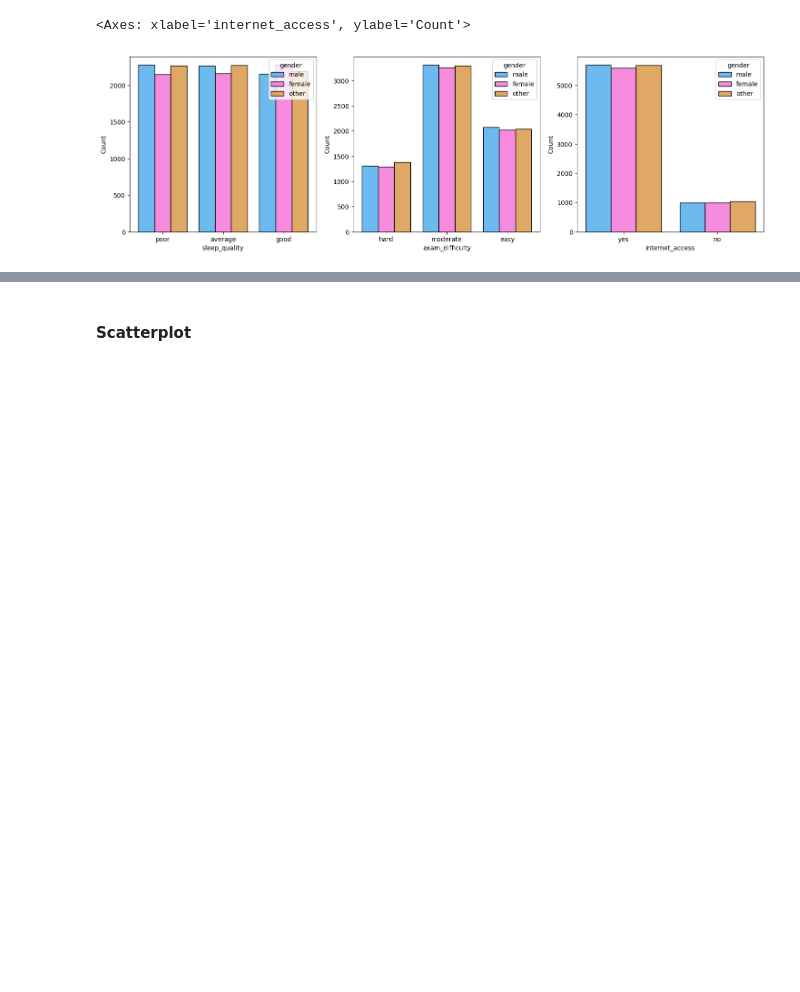
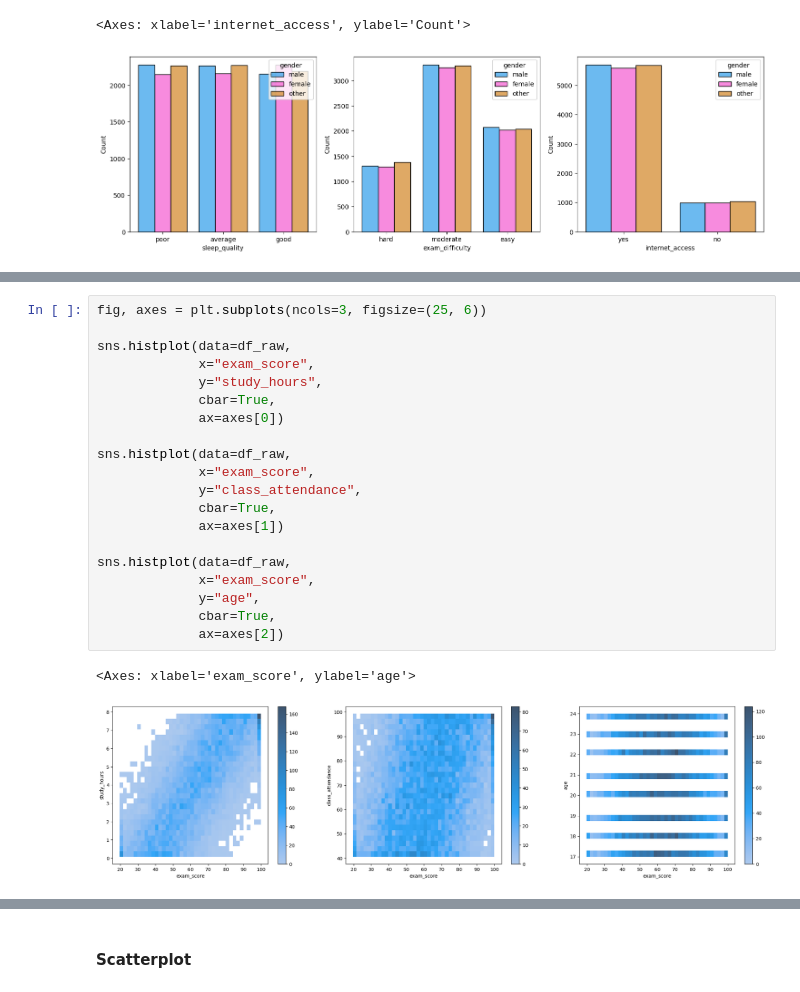
Before and after one commit to javokhircoding/ExamScorePrediction, a Jupyter notebook: src/main.ipynb, the cells around one changed output, grey strips where cells are left out. Saved outputs shown, nothing was run; the diff lists cells and outputs as text; blank space fills up the shorter version.

```diff
--- a/src/main.ipynb
+++ b/src/main.ipynb
@@ -222,0 +249,23 @@ sns.histplot(data=df_raw,
+# %%
+fig, axes = plt.subplots(ncols=3, figsize=(25, 6))
+
+sns.histplot(data=df_raw,
+             x="exam_score",
+             y="study_hours",
+             cbar=True,
+             ax=axes[0])
+
+sns.histplot(data=df_raw,
+             x="exam_score",
+             y="class_attendance",
+             cbar=True,
+             ax=axes[1])
+
+sns.histplot(data=df_raw,
+             x="exam_score",
+             y="age",
+             cbar=True,
+             ax=axes[2])
+# %% [output]
+<Axes: xlabel='exam_score', ylabel='age'>
+[figure, added]
```
Also changed, not shown: parts of 3 cells of this notebook.
